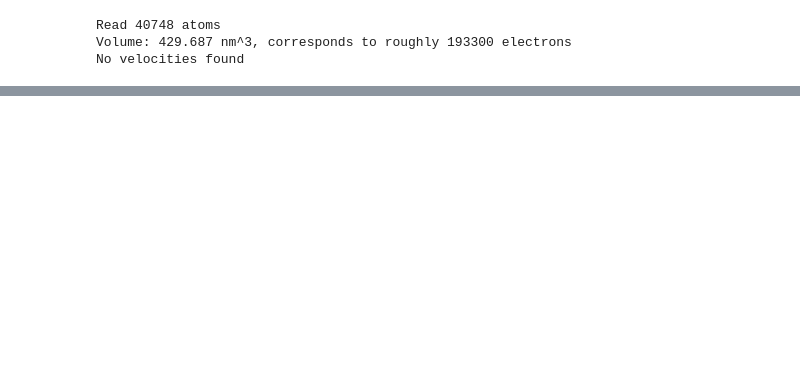
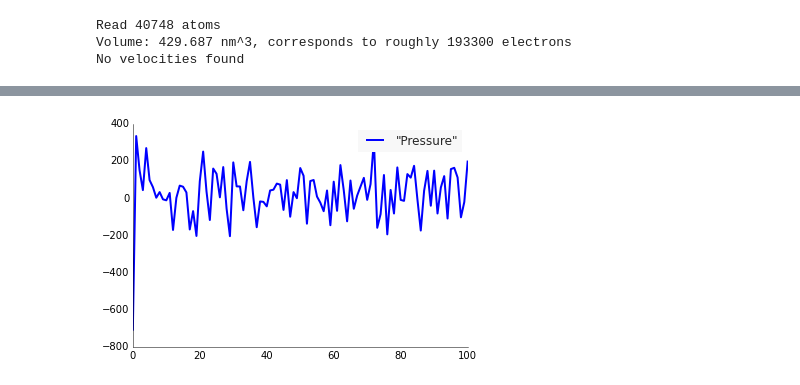
Before and after one commit to Balderscape/honours, a Jupyter notebook: notebooks/computational/trp_cage/folding_study_with_heavy_hydrogen/folding_study_local.ipynb, the cells around one changed output, grey strips where cells are left out. Cells and saved outputs as stored; diff of their text form; code cells hidden in the pictures; blank space fills up the shorter version.

```diff
--- a/notebooks/computational/trp_cage/folding_study_with_heavy_hydrogen/folding_study_local.ipynb
+++ b/notebooks/computational/trp_cage/folding_study_with_heavy_hydrogen/folding_study_local.ipynb
@@ -163,0 +372,4 @@ ImportError: cannot import name invocation
+# %%
+plotFigure("npt_pres.xvg")
+# %% [output]
+[figure, added]
```
Also changed, not shown: parts of 18 cells of this notebook, 2 other files.
